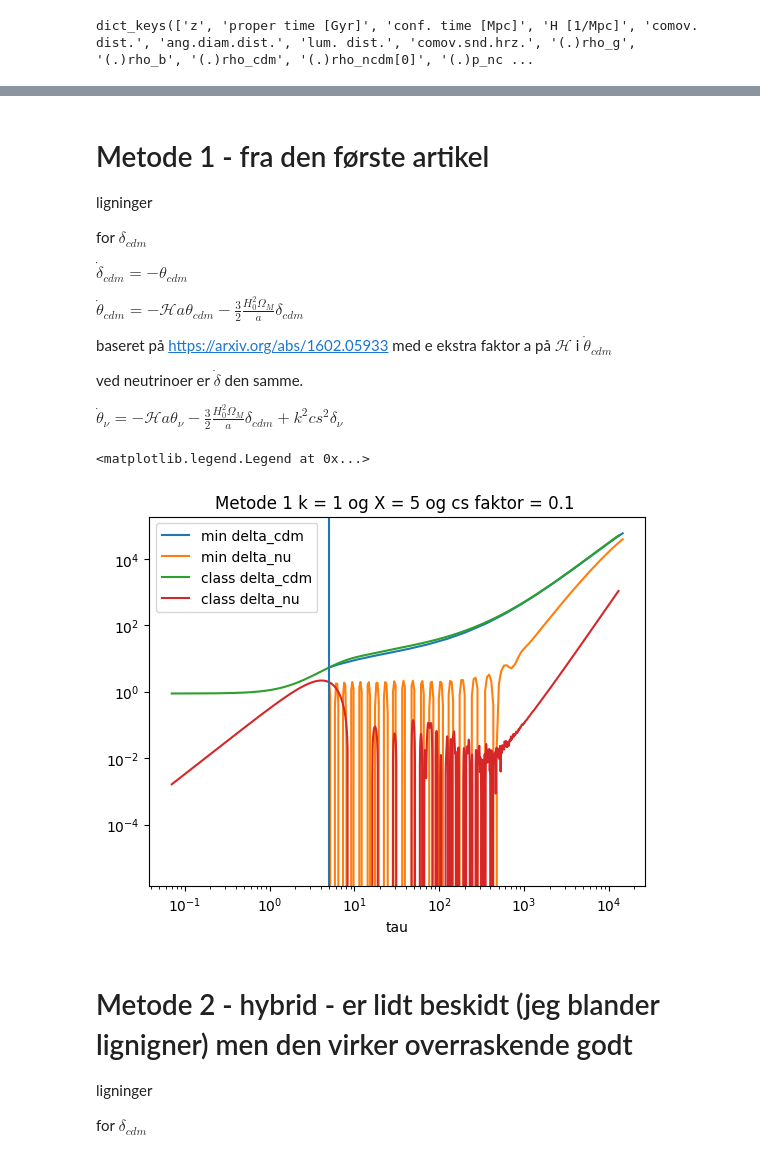
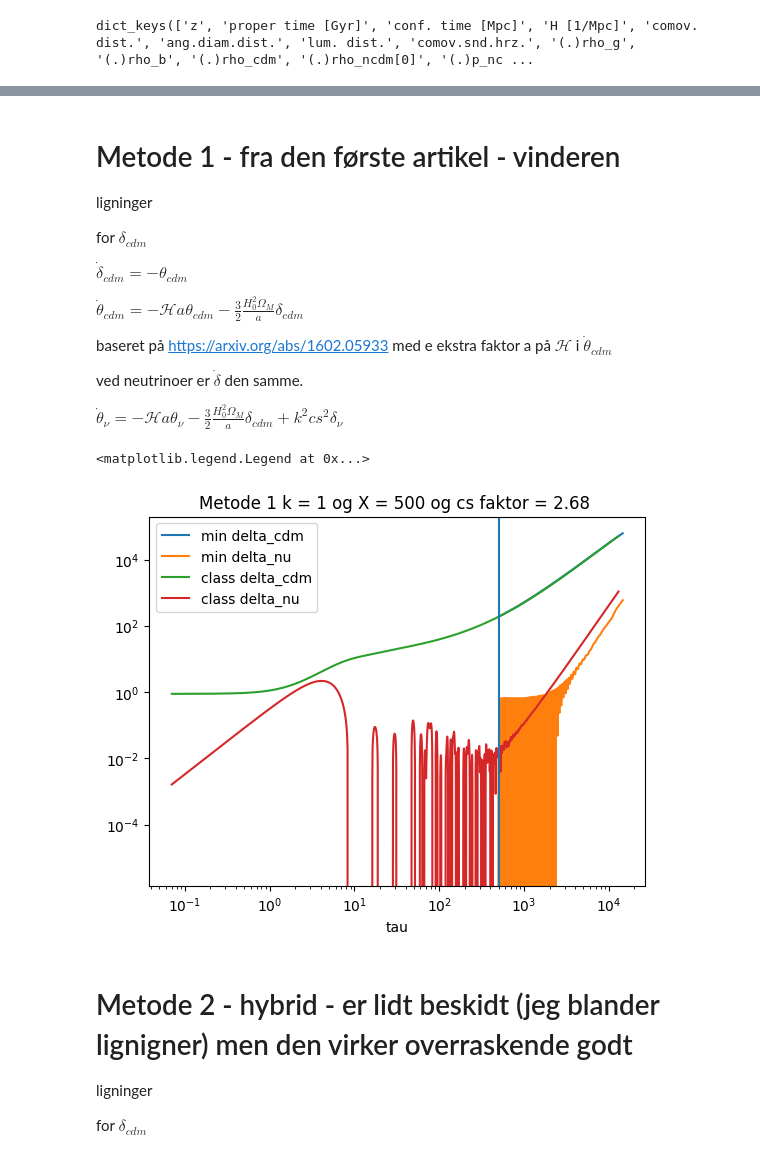
Before and after one commit to eriksteenberg/Power-spectrum-Test, a Jupyter notebook: CDm med cs fremvisning af forskellige metoder.ipynb, the cells around one changed output, grey strips where cells are left out. Drawn from its saved outputs; the diff is of its cells as text; code cells hidden in the pictures.

```diff
--- a/CDm med cs fremvisning af forskellige metoder.ipynb
+++ b/CDm med cs fremvisning af forskellige metoder.ipynb
@@ -40,7 +40,7 @@ mv = mv_test * 1e-6
 # %% [output]
 dict_keys(['z', 'proper time [Gyr]', 'conf. time [Mpc]', 'H [1/Mpc]', 'comov. dist.', 'ang.diam.dist.', 'lum. dist.', 'comov.snd.hrz.', '(.)rho_g', '(.)rho_b', '(.)rho_cdm', '(.)rho_ncdm[0]', '(.)p_nc ...
 # %%
-x = 5
+x = 500
 k_ind = 1
 k = kvec[k_ind]
 T_ini = x / k
@@ -115,5 +115,5 @@ Text(0.5, 1.0, 'Class løsninger for cdm og neutrinoer for k = 1 og x = 5')
 # %% [markdown]
-# Metode  1 - fra den første artikel
+# Metode  1 - fra den første artikel - vinderen
 
 ligninger
 
@@ -153,35 +153,35 @@ delta_cdm_interp1 = scipy.interpolate.interp1d(t_cdm1,delta_cdm1)
 
 def cs(a,mv,factor):
     return factor * Tv(a) / mv
 
 def neu_func1(t,y,k,mv,factor):
     delta = y[0]
     theta = y[1]
     a = a_interp(t)
     d_delta   = - theta
     delta_cdm = delta_cdm_interp1(t)
     d_theta   =  -  H(a) * a * theta - (3/2) * H0*H0 * Omega_M * delta_cdm / a  + k**2 * cs(a,mv,factor)**2 * delta
     return [d_delta,d_theta]
 
 
 y01_neutrino = [delta_neutrino_init,theta_neutrino_init]
-
+factor = 2.68
 sol_neu1 = sc.solve_ivp(neu_func1, t_span = t_span, y0 = y01_neutrino,args=(k,mv,factor))
 
 t_nue1 = sol_neu1.t
 delta_neu1 = sol_neu1.y[0]
 
 plt.loglog(t_cdm1,-delta_cdm1,label="min delta_cdm")
 plt.loglog(t_nue1,-delta_neu1,label="min delta_nu")
 plt.loglog(tau_class,-delta_class,label="class delta_cdm")
 plt.loglog(tau_class,-delta_neutrino_class,label="class delta_nu")
 plt.axvline(T_ini)
 plt.xlabel("tau")
 plt.title("Metode 1 k = %s og X = %s og cs faktor = %s " %(k,x,factor))
 plt.legend()
 # %% [output]
 <matplotlib.legend.Legend at 0x...>
-[figure, old version]
+[figure, new version]
 # %% [markdown]
 # Metode 2 - hybrid - er lidt beskidt (jeg blander lignigner) men den virker overraskende godt
 ligninger
```
Also changed, not shown: parts of 1 cell of this notebook, 2 other files.
